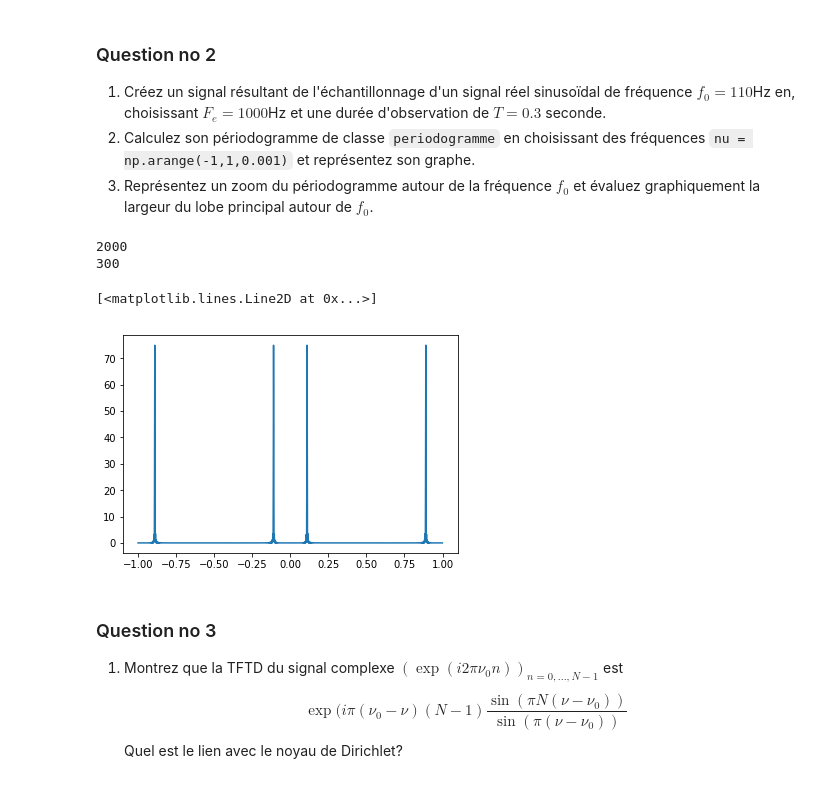
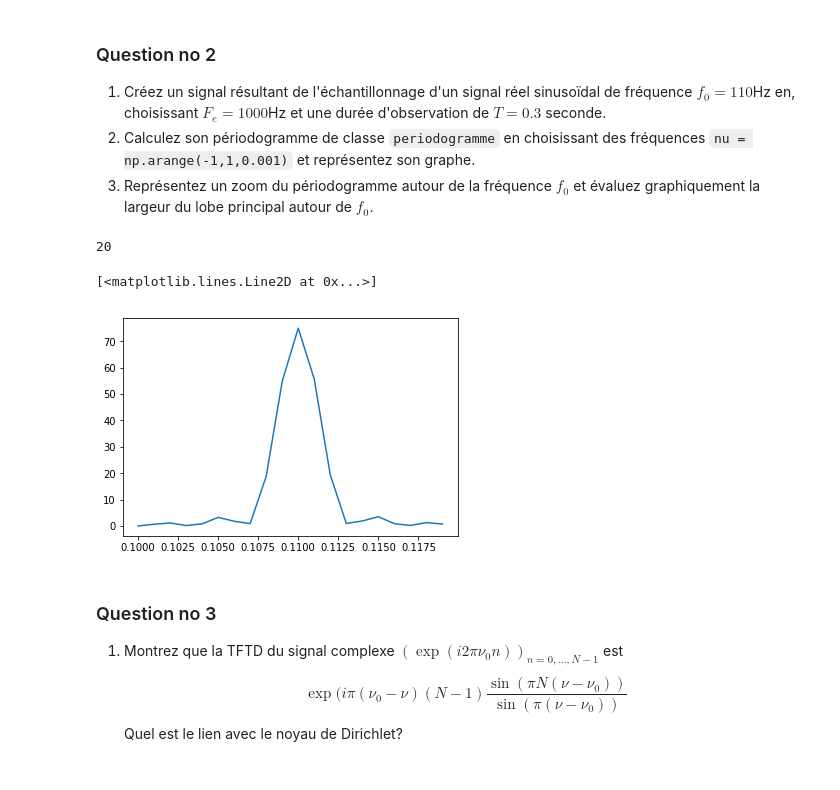
Before and after one commit to guillaume-haerinck/imac-tp-signal, a Jupyter notebook: cours-03-tftd/_cours-03-tftd.ipynb, the cells around one changed output. Cells and saved outputs as stored; diff of their text form; code cells hidden in the pictures.

```diff
--- a/cours-03-tftd/_cours-03-tftd.ipynb
+++ b/cours-03-tftd/_cours-03-tftd.ipynb
@@ -130,7 +130,7 @@ def calcul_periodogramme(signal,nu):
     return(I)
 
 def extraire_periodogramme(I, nu_min, nu_max):
-    condition = (I.t < nu_max ) * (I.t > nu_min)
+    condition = (I.nu < nu_max ) * (I.nu > nu_min)
     out = periodogramme
     out.val = np.extract(condition, I.val)
     out.nu = np.extract(condition, I.nu)
@@ -149,39 +149,40 @@ def extraire_periodogramme(I, nu_min, nu_max):
 # %%
 # Partie 1
 def creer_signal_periodique(f0, T, Fs):
     signalData = np.zeros(T.size)
 
     for Tindex in range(0, T.size):
         t = Tindex/Fs
         signalData[Tindex] = np.cos( 2*np.pi*f0*t)
 
     signal = creer_signal(signalData, Fs)
     return signal
 
 f0 = 110
 Fe = 1000
 T = 0.3
 valeurs = np.arange(0, T, 1 / Fe)
 
 signal = creer_signal_periodique(f0, valeurs, Fe)
 #plt.plot(signal.t, signal.x)
 
 # Partie 2
 
 nu = np.arange(-1, 1, 0.001)
+I = calcul_periodogramme(signal, nu)
 
-print(np.size(nu))
+#plt.plot(I.nu, I.val)
 
-print(np.size(signal.x))
+# Partie 3
 
-periodo = calcul_periodogramme(signal, nu)
+periodoZoom = extraire_periodogramme(I, 0.1, 0.12)
+plt.plot(periodoZoom.nu, periodoZoom.val)
 
-plt.plot(periodo.nu, periodo.val)
+# La largeur du lobe, est de 0.005
 # %% [output]
-2000
-300
+20
 [<matplotlib.lines.Line2D at 0x...>]
-[figure, old version]
+[figure, new version]
 # %% [markdown]
 ### Question no 3
 
```
